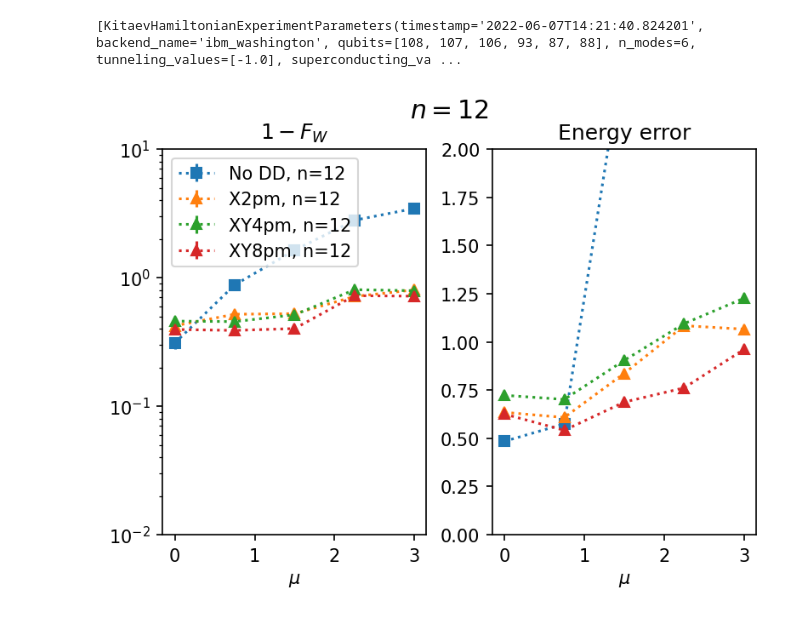
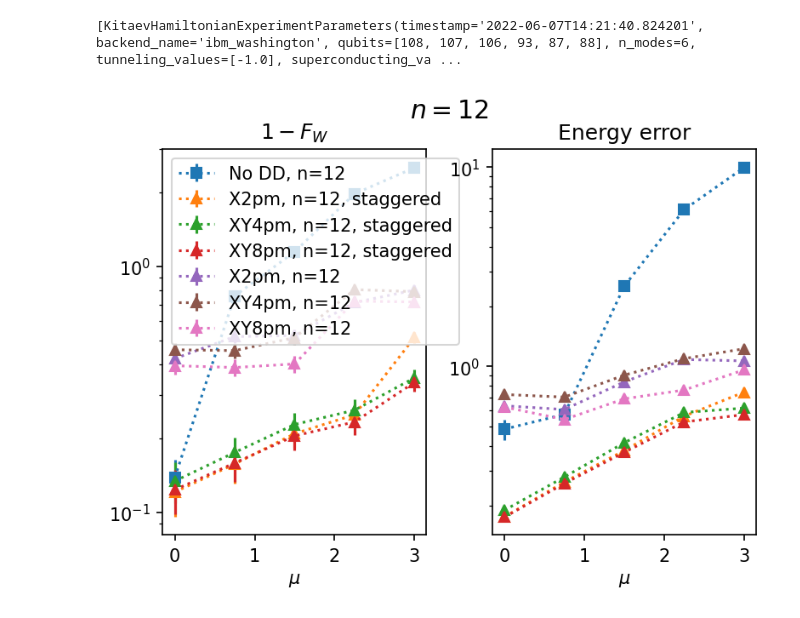
Before and after one commit to georgezhou20/qiskit-research, a Jupyter notebook: docs/mzm_generation/n-modes-analysis.ipynb, the cells around one changed output. Saved outputs shown, nothing was run; the diff lists cells and outputs as text; code cells hidden in the pictures.

```diff
--- a/docs/mzm_generation/n-modes-analysis.ipynb
+++ b/docs/mzm_generation/n-modes-analysis.ipynb
@@ -16,6 +16,7 @@ filenames = [
     "2022-06-07T14:21:40.824201_ibm_washington_n6",
     "2022-06-07T18:08:27.973157_ibm_washington_n8",
     "2022-06-07T21:15:33.395150_ibm_washington_n10",
+    "2022-06-08T18:04:56.647624_ibm_washington_n12",
 ]
 
 # directory with test data, edit this as appropriate
@@ -83,8 +84,10 @@ print(len(data_raw))
 # run analysis
 analysis = KitaevHamiltonianAnalysis()
 data_list = []
+i=0
 for experiment_data in data_raw:
     data = analysis.run(experiment_data, replace_results=True)
     data.block_for_results()
     data_list.append(data)
+    print(i)
 # %% [output]
@@ -147,66 +158,89 @@ dd_sequences = ["X2pm", 'XY4pm', 'XY8pm']
 fig, (ax1, ax2) = plt.subplots(1, 2, dpi=dpi)
 fig.subplots_adjust(wspace=0.25)
 
-i=3
+i=-2
 
-values, stddev = fidelity_witness_avg[i][None]["pur"]
+values, stddev = fidelity_witness_avg[-1][None]["pur"]
 ax1.errorbar(
     params[i].chemical_potential_values,
     1 - values,
     yerr=2 * stddev,
     fmt="s:",
-    label=f"No DD, n={params[i].n_modes}",
+    label=f"No DD, n={params[-1].n_modes}",
 )
 
+
 for dd_sequence in dd_sequences:
-    values, stddev = fidelity_witness_avg[i][dd_sequence]["pur"]
+    values, stddev = fidelity_witness_avg[-1][dd_sequence]["pur"]
     ax1.errorbar(
         params[i].chemical_potential_values,
         1 - values,
         yerr=2 * stddev,
         fmt="^:",
-        label=f"{dd_sequence}, n={params[i].n_modes}",
+        label=f"{dd_sequence}, n={params[-1].n_modes}, staggered",
     )
 
-values, stddev, percent_error = energy_error[i][None]["pur"]
+for dd_sequence in dd_sequences:
+    values, stddev = fidelity_witness_avg[-2][dd_sequence]["pur"]
+    ax1.errorbar(
+        params[i].chemical_potential_values,
+        1 - values,
+        yerr=2 * stddev,
+        fmt="^:",
+        label=f"{dd_sequence}, n={params[-2].n_modes}",
+    )
+
+values, stddev, percent_error = energy_error[-2][None]["pur"]
 ax2.errorbar(
     params[i].chemical_potential_values,
     values,
     # percent_error * 100,
-    # yerr=2 * stddev,
+    yerr=2 * stddev,
     fmt="s:",
-    label=f"No DD, n={params[i].n_modes}",
+    label=f"No DD, n={params[-1].n_modes}",
 )
+
 
 ax1.set_xlabel(r"$\mu$")
 ax1.set_title(r"$1 - F_W$")
 ax1.set_yscale("log")
-ax1.set_ylim(1e-2, 10)
+# ax1.set_ylim(1e-2, 10)
 
 for dd_sequence in dd_sequences:
-    values, stddev, percent_error = energy_error[i][dd_sequence]["pur"]
+    values, stddev, percent_error = energy_error[-1][dd_sequence]["pur"]
     ax2.errorbar(
         params[i].chemical_potential_values,
         values,
         # percent_error * 100,
         # yerr=2 * stddev,
         fmt="^:",
-        label=f"{dd_sequence}, n={params[i].n_modes}",
+        label=f"{dd_sequence}, n={params[-1].n_modes}, staggered",
+    )
+
+for dd_sequence in dd_sequences:
+    values, stddev, percent_error = energy_error[-2][dd_sequence]["pur"]
+    ax2.errorbar(
+        params[i].chemical_potential_values,
+        values,
+        # percent_error * 100,
+        # yerr=2 * stddev,
+        fmt="^:",
+        label=f"{dd_sequence}, n={params[-2].n_modes}",
     )
 
 ax2.set_xlabel(r"$\mu$")
 ax2.set_title(r"Energy error")
-# ax2.set_yscale("log")
-ax2.set_ylim(0, 2)
+ax2.set_yscale("log")
+# ax2.set_ylim(0, 10)
 ax1.legend(loc="upper left")
 fig.suptitle(
     rf"$n = {params[i].n_modes}$",
     size="x-large",
     # y=0.02
 )
 
 data.add_figures(fig, "fidelity_witness_dd", overwrite=True)
 plt.savefig(f"{PLOT_DIR}/fidelity_witness_dd_compare_n{params[i].n_modes}.{filetype}")
 plt.show()
 # %% [output]
-[figure, old version]
+[figure, new version]
```
Also changed, not shown: parts of 5 cells of this notebook, 15 other files.
